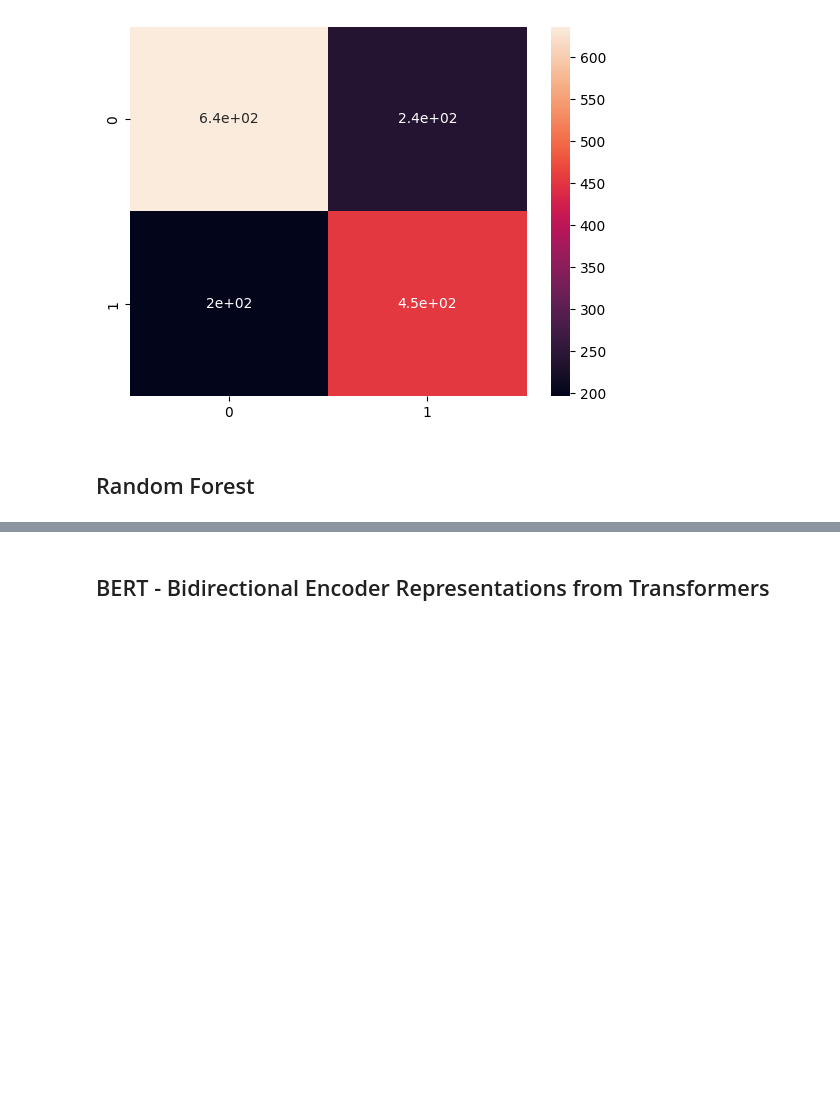
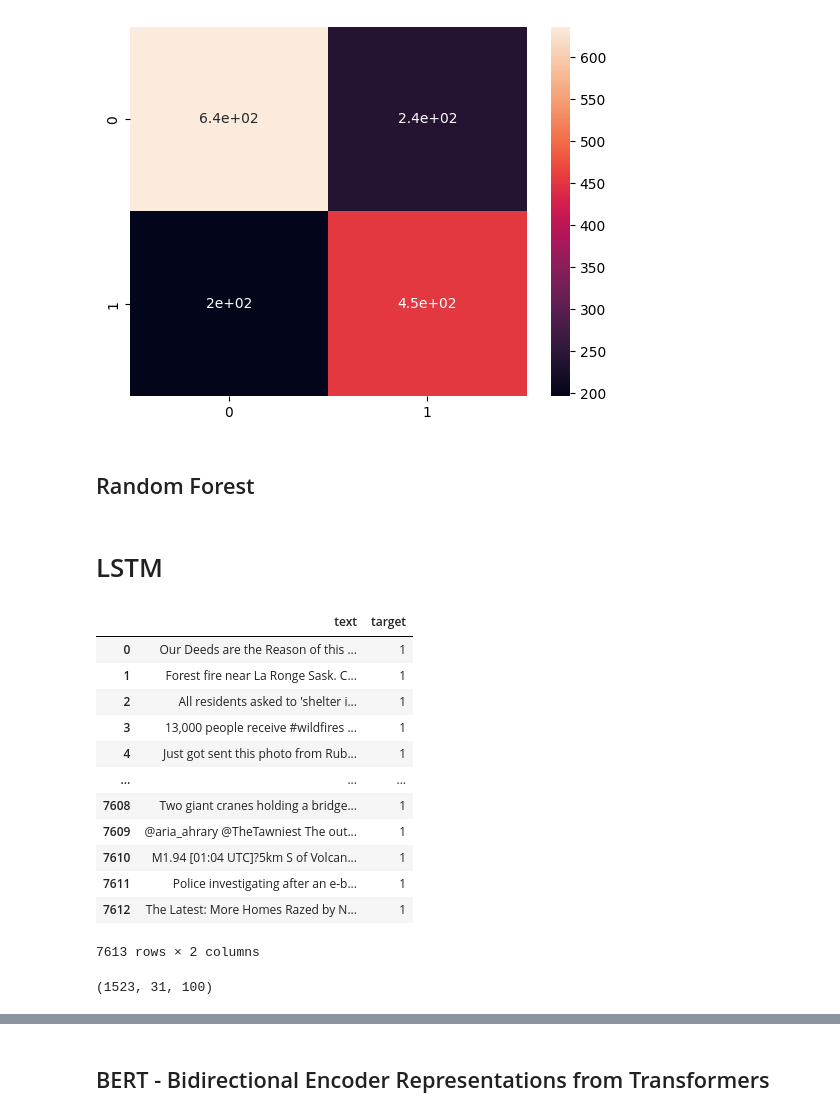
Before and after one commit to sukanyanag/Tweet-Classification-for-Disaster-Detection, a Jupyter notebook: TweetClassificationforDisasterDetection.ipynb, the cells around one changed output, grey strips where cells are left out. Cells and saved outputs as stored; diff of their text form; code cells hidden in the pictures; blank space fills up the shorter version.

```diff
--- a/TweetClassificationforDisasterDetection.ipynb
+++ b/TweetClassificationforDisasterDetection.ipynb
@@ -299,3 +300,5 @@ Axes(0.125,0.11;0.62x0.77)
 [figure]
 # %% [markdown]
 ## Random Forest
+# %% [markdown]
+# LSTM
@@ -301,0 +313,17 @@ Axes(0.125,0.11;0.62x0.77)
+# %%
+df_train = df_train[['text', 'target']]
+df_train
+# %% [output]
+|  | text | target |
+| 0 | Our Deeds are the Reason of this ... | 1 |
+| 1 | Forest fire near La Ronge Sask. C... | 1 |
+| 2 | All residents asked to 'shelter i... | 1 |
+| 3 | 13,000 people receive #wildfires ... | 1 |
+| 4 | Just got sent this photo from Rub... | 1 |
+| ... | ... | ... |
+| 7608 | Two giant cranes holding a bridge... | 1 |
+| 7609 | @aria_ahrary @TheTawniest The out... | 1 |
+| 7610 | M1.94 [01:04 UTC]?5km S of Volcan... | 1 |
+| 7611 | Police investigating after an e-b... | 1 |
+| 7612 | The Latest: More Homes Razed by N... | 1 |
+7613 rows × 2 columns
@@ -301,0 +332,12 @@ Axes(0.125,0.11;0.62x0.77)
+# %%
+from LSTM_Model.Glove_embeddings import GloveEmbedder
+
+# Download below model from stanford - https://nlp.stanford.edu/projects/glove/
+glove_file_path = '/Users/nikhilkudupudi/Projects - School & Work/FAI /Project/Tweet-Classification-for-Disaster-Detection/LSTM_Model/glove.twitter.27B.100d.txt'
+
+glove_embedder = GloveEmbedder(glove_file_path)
+
+glove_embeddings_array = glove_embedder.generate_embeddings_array(x_test)
+glove_embeddings_array.shape
+# %% [output]
+(1523, 31, 100)
```
Also changed, not shown: parts of 9 cells of this notebook.
